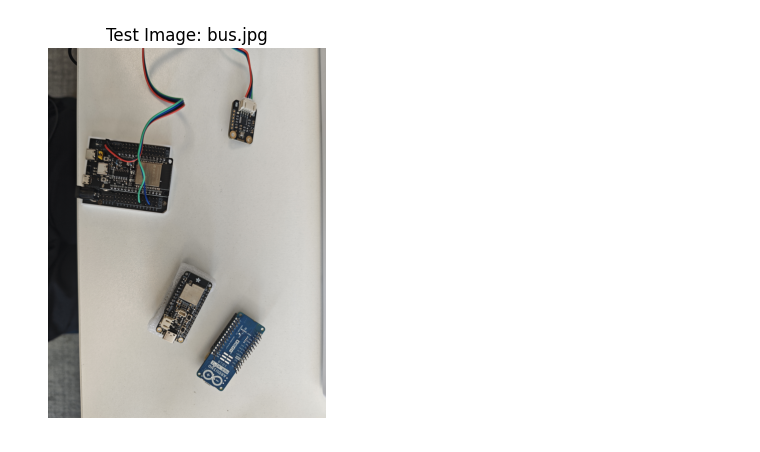
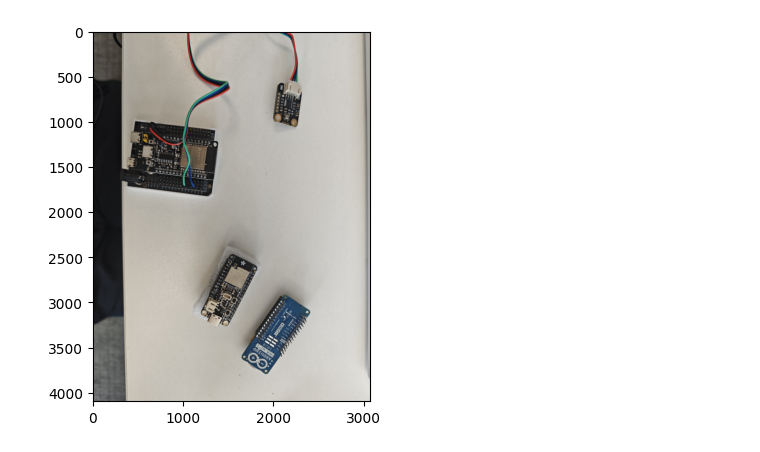
Before and after one commit to Z2nd/DeepSeek-Image-Recognition, a Jupyter notebook: app.ipynb, the cells around one changed output. Cells and saved outputs as stored; diff of their text form; code cells hidden in the pictures.

```diff
--- a/app.ipynb
+++ b/app.ipynb
@@ -1,40 +1,31 @@
 # %%
-# 导入必要的库
 import cv2
 import numpy as np
 import json
 import torch
 from ultralytics import YOLO
 import matplotlib.pyplot as plt
 %matplotlib inline
 
-# 导入 processing_logic 模块
-import sys
-sys.path.append('backend')
-import backend.processing_logic as processing_logic
+# 导入新模块和配置
+from backend import config
+from backend.vision import models as vision_models
+from backend.vision import detection as vision_detection
+from backend.vision import features as vision_features
+from backend.llm import formatting as llm_formatting
+from backend.llm import interaction as llm_interaction
 
-# 设置测试环境
-image_path = 'backend/data/111.jpg'
-yolo_model_path = 'backend/resource/models/best.pt'
-ollama_api_url = 'http://localhost:11434/api/generate'  # 模拟 API URL
-deepseek_model_name = 'deepseek-r1:8b'
+# 使用config中的路径
+image_path = 'backend/data/e-test.jpg'
+yolo_model_path = config.YOLO_MODEL_PATH
 
-# 加载测试图像
+# 加载图像和模型
 image_bgr = cv2.imread(image_path)
-if image_bgr is None:
-    raise FileNotFoundError(f"Image not found at {image_path}")
+yolo_model = YOLO(yolo_model_path)
+secondary_model = vision_models.load_secondary_model(config.SECONDARY_MODEL_TYPE, num_classes=4)
 
-# 加载 YOLO 模型
-yolo_model = YOLO(yolo_model_path)
-
-# 加载二次分类模型（模拟，使用 MobileNetV3-Small）
-secondary_model = processing_logic.load_secondary_model('mobilenet_v3_small', num_classes=4)
-
-# 显示图像以确认加载正确
 plt.imshow(cv2.cvtColor(image_bgr, cv2.COLOR_BGR2RGB))
-plt.title('Test Image: bus.jpg')
-plt.axis('off')
 plt.show()
 # %% [output]
-[figure, old version]
+[figure, new version]
 # %%
```
Also changed, not shown: parts of 5 cells of this notebook, 15 other files.
